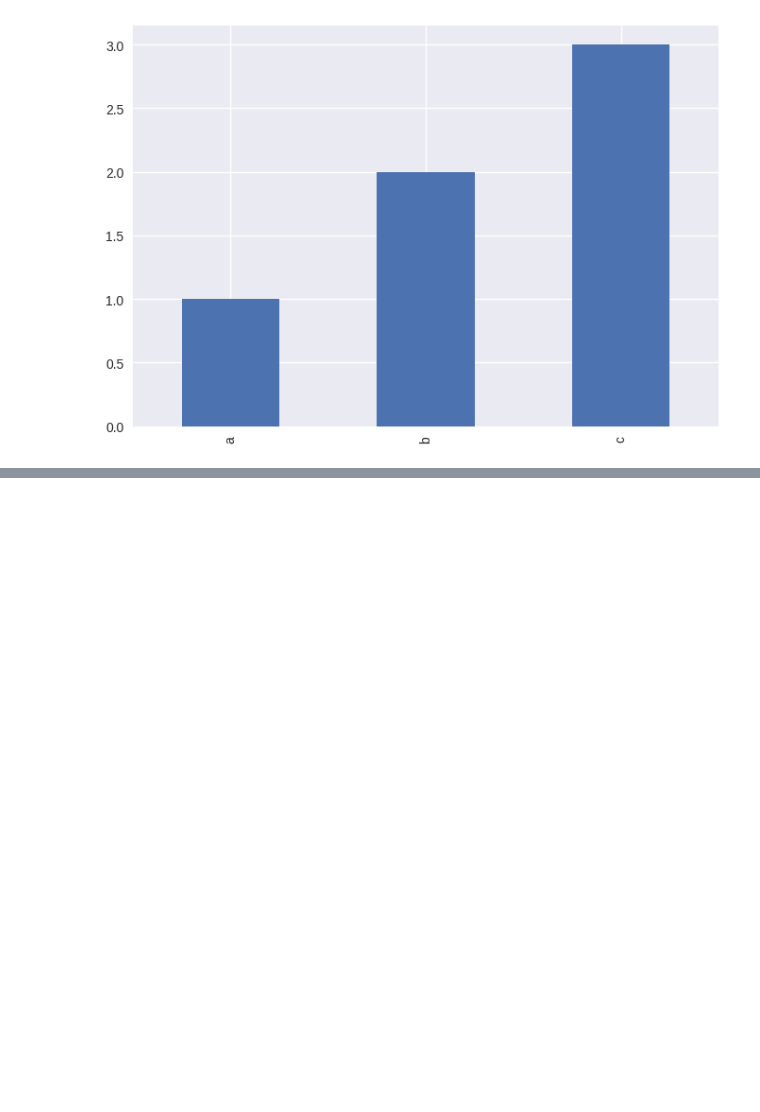
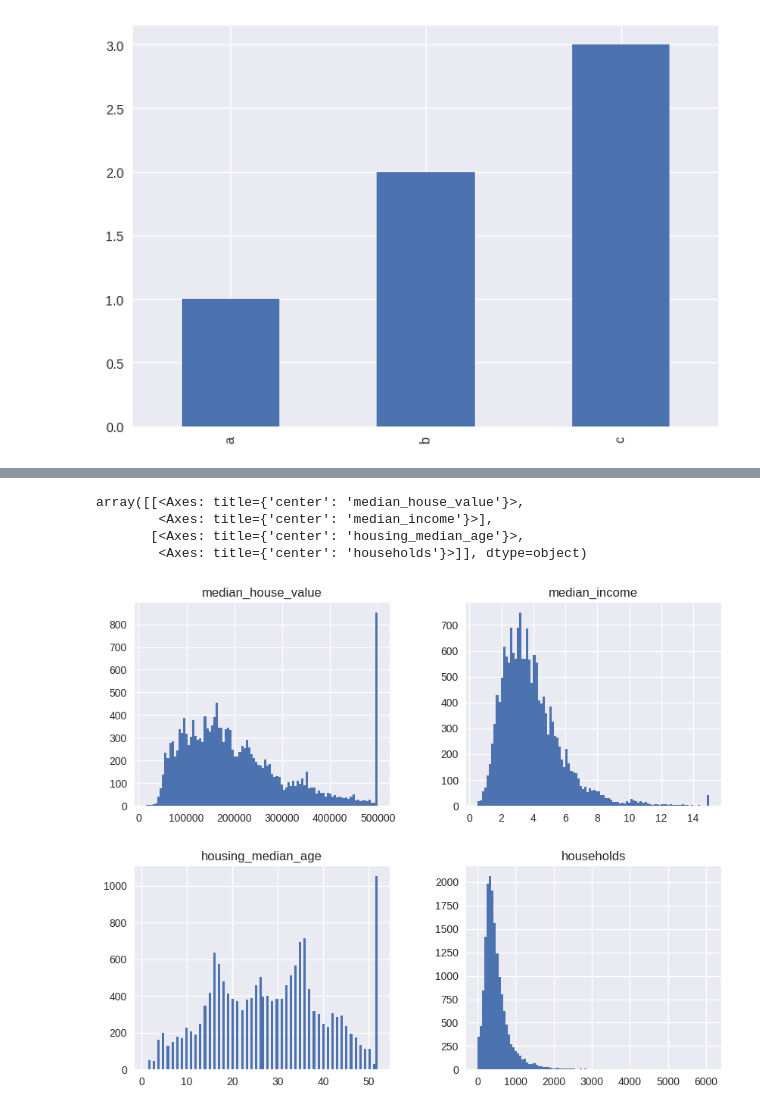
Before and after one commit to hajju0617/Data-Analysis-Study, a Jupyter notebook: visualize_dataset.ipynb, the cells around one changed output, grey strips where cells are left out. Saved outputs shown, nothing was run; the diff lists cells and outputs as text; code cells hidden in the pictures; blank space fills up the shorter version.

```diff
--- a/visualize_dataset.ipynb
+++ b/visualize_dataset.ipynb
@@ -113,0 +137,14 @@ test.plot(kind='bar')
+# %%
+house[['median_house_value',
+       'median_income',
+       'housing_median_age',
+       'households']].hist(bins=100, figsize=(10, 8))
+
+# 데이터프레임에서 열들의 이름을 list로 해서 선택 => 이 4개의 열을 가지는 데이터프레임이 선택됨.
+# 이에 대해서 .hist()를 호출하게 되면 각각의 열에 대해서 히스토그램을 그리게됨,
+# %% [output]
+array([[<Axes: title={'center': 'median_house_value'}>,
+        <Axes: title={'center': 'median_income'}>],
+       [<Axes: title={'center': 'housing_median_age'}>,
+        <Axes: title={'center': 'households'}>]], dtype=object)
+[figure, added]
```
Also changed, not shown: parts of 7 cells of this notebook.
